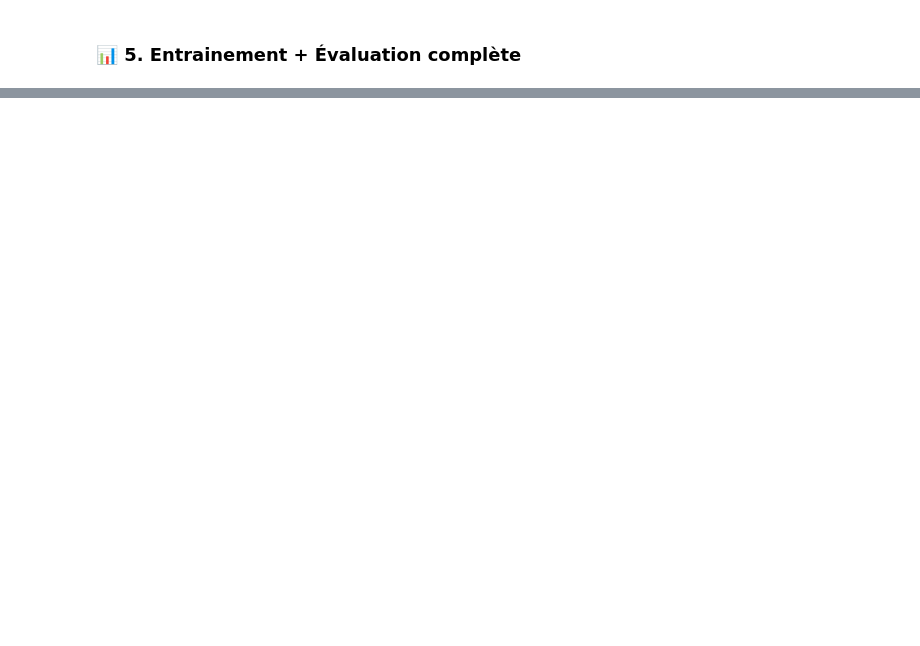
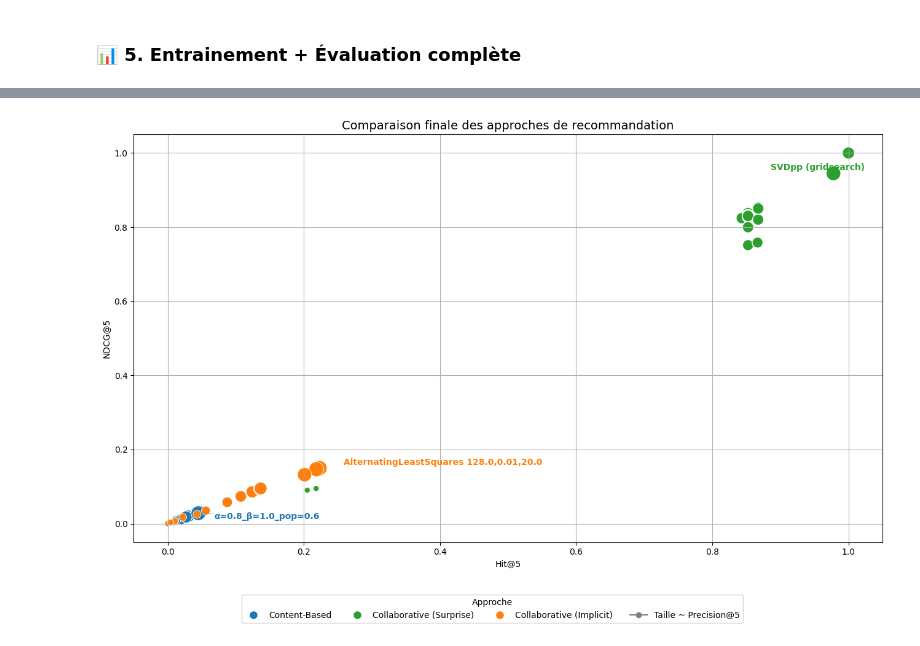
Before and after one commit to cecile-aie/oc_aie_p10, a Jupyter notebook: collaborative_filtering_implicit_modelisation.ipynb, the cells around one changed output, grey strips where cells are left out. Cells and saved outputs as stored; diff of their text form; code cells hidden in the pictures; blank space fills up the shorter version.

Commit message:
relecture Implicit

```diff
--- a/collaborative_filtering_implicit_modelisation.ipynb
+++ b/collaborative_filtering_implicit_modelisation.ipynb
@@ -988,0 +1214,89 @@ plt.show()
+# %%
+import pandas as pd
+import matplotlib.pyplot as plt
+import seaborn as sns
+from adjustText import adjust_text
+from matplotlib.lines import Line2D
+
+# 🔹 1. Chargement et calcul du score composite
+df = pd.read_csv("./results/eval_results.csv")
+
+df["score_composite"] = (
+    0.4 * df["Hit@5"] +
+    0.4 * df["NDCG@5"] +
+    0.2 * df["Precision@5"]
+)
+
+# 🔹 2. Séparation par type d'approche
+df_cb = df[df["approche"].str.contains("Content", case=False, na=False)].copy()
+df_cf = df[df["approche"].str.contains("Surprise", case=False, na=False)].copy()
+df_imp = df[df["approche"].str.contains("implicit", case=False, na=False)].copy()
+
+# 🔹 3. Meilleurs modèles par type
+best_cb = df_cb.loc[df_cb["score_composite"].idxmax()]
+best_cf = df_cf.loc[df_cf["score_composite"].idxmax()]
+best_imp = df_imp.loc[df_imp["score_composite"].idxmax()]
+
+# 🔹 4. Graphique
+fig, ax = plt.subplots(figsize=(13, 8))
+
+# Content-Based
+sns.scatterplot(
+    data=df_cb, x="Hit@5", y="NDCG@5",
+    hue=["Content-Based"] * len(df_cb),
+    size="Precision@5",
+    palette=["#1f77b4"], sizes=(50, 300), ax=ax, legend=False
+)
+
+# Surprise (Collaborative Filtering)
+sns.scatterplot(
+    data=df_cf, x="Hit@5", y="NDCG@5",
+    hue=["Surprise"] * len(df_cf),
+    size="Precision@5",
+    palette=["#2ca02c"], sizes=(50, 300), ax=ax, legend=False
+)
+
+# Implicit (Collaborative Filtering)
+sns.scatterplot(
+    data=df_imp, x="Hit@5", y="NDCG@5",
+    hue=["Implicit"] * len(df_imp),
+    size="Precision@5",
+    palette=["#ff7f0e"], sizes=(50, 300), ax=ax, legend=False
+)
+
+# 🔹 5. Meilleures étiquettes
+texts = []
+texts.append(ax.text(best_cb["Hit@5"], best_cb["NDCG@5"],
+                     best_cb["modèle"], fontsize=10, fontweight="bold", color="#1f77b4"))
+texts.append(ax.text(best_cf["Hit@5"], best_cf["NDCG@5"],
+                     best_cf["modèle"], fontsize=10, fontweight="bold", color="#2ca02c"))
+texts.append(ax.text(best_imp["Hit@5"], best_imp["NDCG@5"],
+                     best_imp["modèle"], fontsize=10, fontweight="bold", color="#ff7f0e"))
+
+adjust_text(texts, arrowprops=dict(arrowstyle='-', color='gray', lw=0.5))
+
+# 🔹 6. Axes, titres, légendes
+ax.set_title("Comparaison finale des approches de recommandation", fontsize=14)
+ax.set_xlabel("Hit@5")
+ax.set_ylabel("NDCG@5")
+ax.grid(True)
+
+# Légende manuelle
+legend_elements = [
+    Line2D([0], [0], marker='o', color='w', label='Content-Based',
+           markerfacecolor='#1f77b4', markersize=10),
+    Line2D([0], [0], marker='o', color='w', label='Collaborative (Surprise)',
+           markerfacecolor='#2ca02c', markersize=10),
+    Line2D([0], [0], marker='o', color='w', label='Collaborative (Implicit)',
+           markerfacecolor='#ff7f0e', markersize=10),
+    Line2D([0], [0], marker='o', color='gray', label='Taille ~ Precision@5',
+           markerfacecolor='gray', markersize=6)
+]
+
+fig.legend(handles=legend_elements, loc="lower center", bbox_to_anchor=(0.5, -0.05),
+           ncol=4, title="Approche")
+
+plt.tight_layout(rect=[0, 0.05, 1, 1])
+plt.show()
+# %% [output]
+[figure, added]
```
Also changed, not shown: parts of 41 cells of this notebook, 1 other file.
